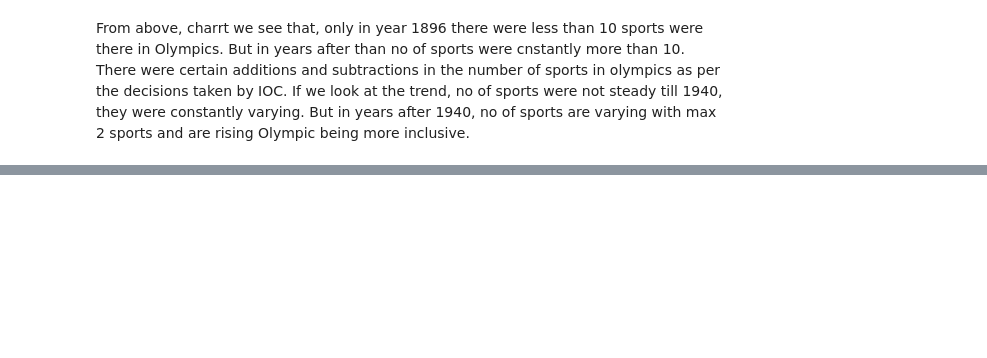
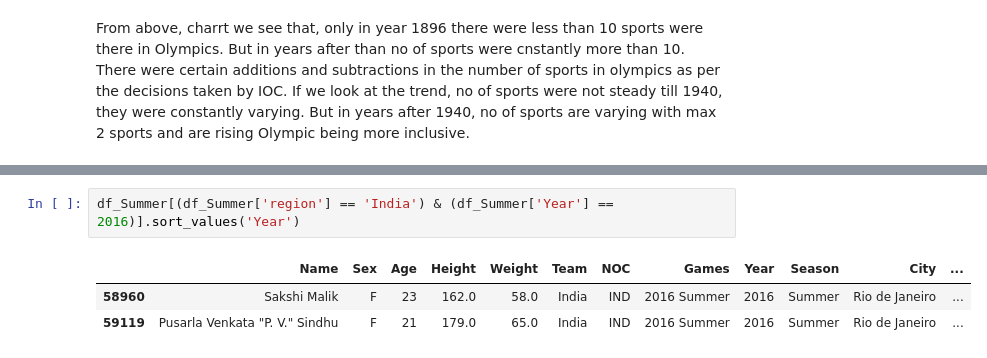
Before and after one commit to PatilOjas/Data_Analytics_Lab, a Jupyter notebook: Exp 1/DA_Exp1.ipynb, the cells around one changed output, grey strips where cells are left out. Saved outputs shown, nothing was run; the diff lists cells and outputs as text; blank space fills up the shorter version.

```diff
--- a/Exp 1/DA_Exp1.ipynb
+++ b/Exp 1/DA_Exp1.ipynb
@@ -556,0 +547,6 @@ df_Summer[df_Summer['Name'] == 'Nikolay Yefimovich Andrianov'].drop_duplicates()
+# %%
+df_Summer[(df_Summer['region'] == 'India') & (df_Summer['Year'] == 2016)].sort_values('Year')
+# %% [output]
+|  | Name | Sex | Age | Height | Weight | Team | NOC | Games | Year | Season | City | ... |
+| 58960 | Sakshi Malik | F | 23 | 162.0 | 58.0 | India | IND | 2016 Summer | 2016 | Summer | Rio de Janeiro | ... |
+| 59119 | Pusarla Venkata "P. V." Sindhu | F | 21 | 179.0 | 65.0 | India | IND | 2016 Summer | 2016 | Summer | Rio de Janeiro | ... |
```
Also changed, not shown: parts of 19 cells of this notebook.
